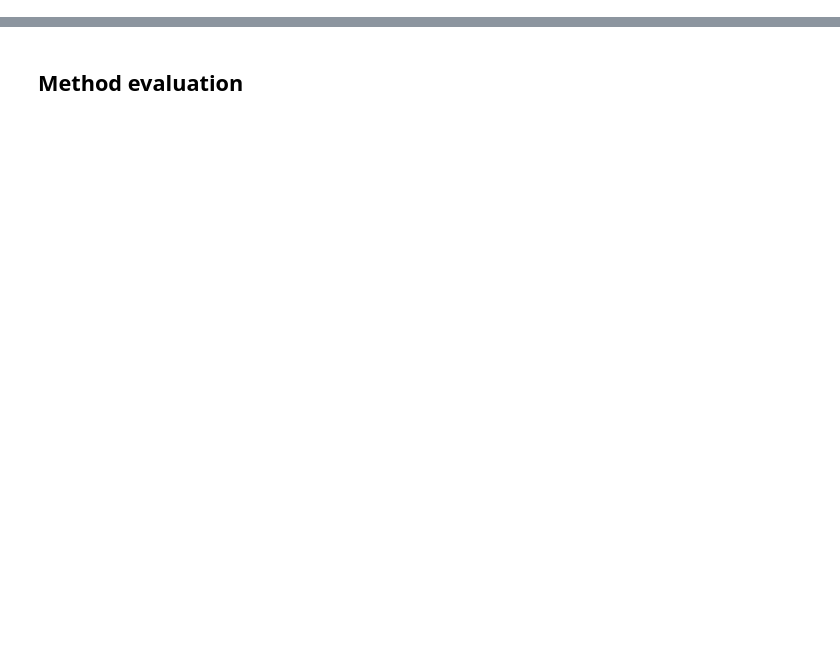
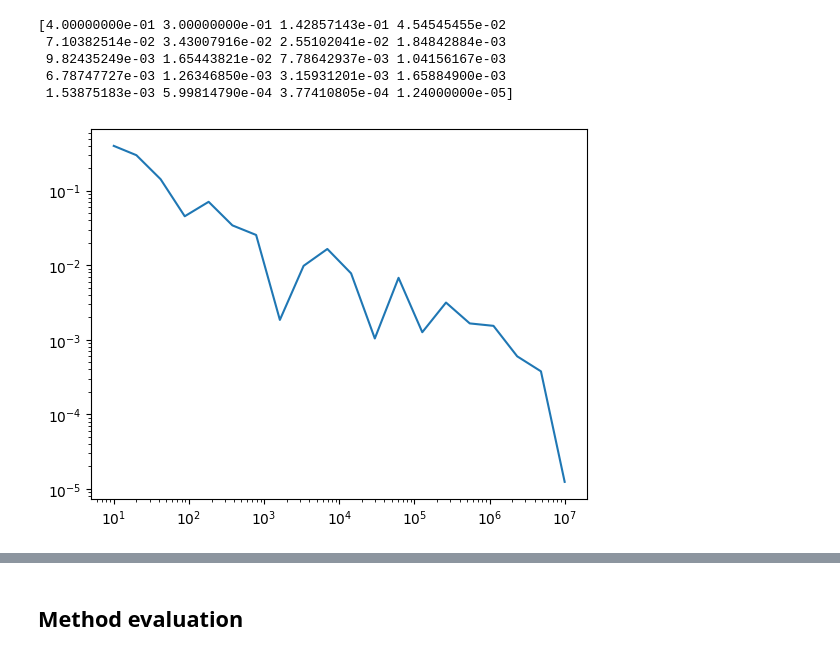
Before and after one commit to Stasiu51/IBMQ-coursework, a Jupyter notebook: lst_restashed.ipynb, the cells around one changed output, grey strips where cells are left out. Saved outputs shown, nothing was run; the diff lists cells and outputs as text; code cells hidden in the pictures; blank space fills up the shorter version.

```diff
--- a/lst_restashed.ipynb
+++ b/lst_restashed.ipynb
@@ -151,2 +153,13 @@ def evaluate_method(estimator, backend, shots,  method_name):
     print(f"{method_name} has errors of {abs_error_a:.1e} and {np.abs(est_ev_b - true_ev_b):.1e} ({perc_error_b:.1f}%) for the two examples.")
     return abs_error_a, abs_error_b
+# %%
+n_shots_s = [int(10**i) for i in np.linspace(1, 7, 20)]
+error_s = np.abs(np.array([method_1_estimator(0, 0, get_counts_using_aer, n_shots) for n_shots in n_shots_s]))
+print(error_s)
+# %% [output]
+[4.00000000e-01 3.00000000e-01 1.42857143e-01 4.54545455e-02
+ 7.10382514e-02 3.43007916e-02 2.55102041e-02 1.84842884e-03
+ 9.82435249e-03 1.65443821e-02 7.78642937e-03 1.04156167e-03
+ 6.78747727e-03 1.26346850e-03 3.15931201e-03 1.65884900e-03
+ 1.53875183e-03 5.99814790e-04 3.77410805e-04 1.24000000e-05]
+[figure, added]
```
Also changed, not shown: parts of 5 cells of this notebook, 4 other files.
